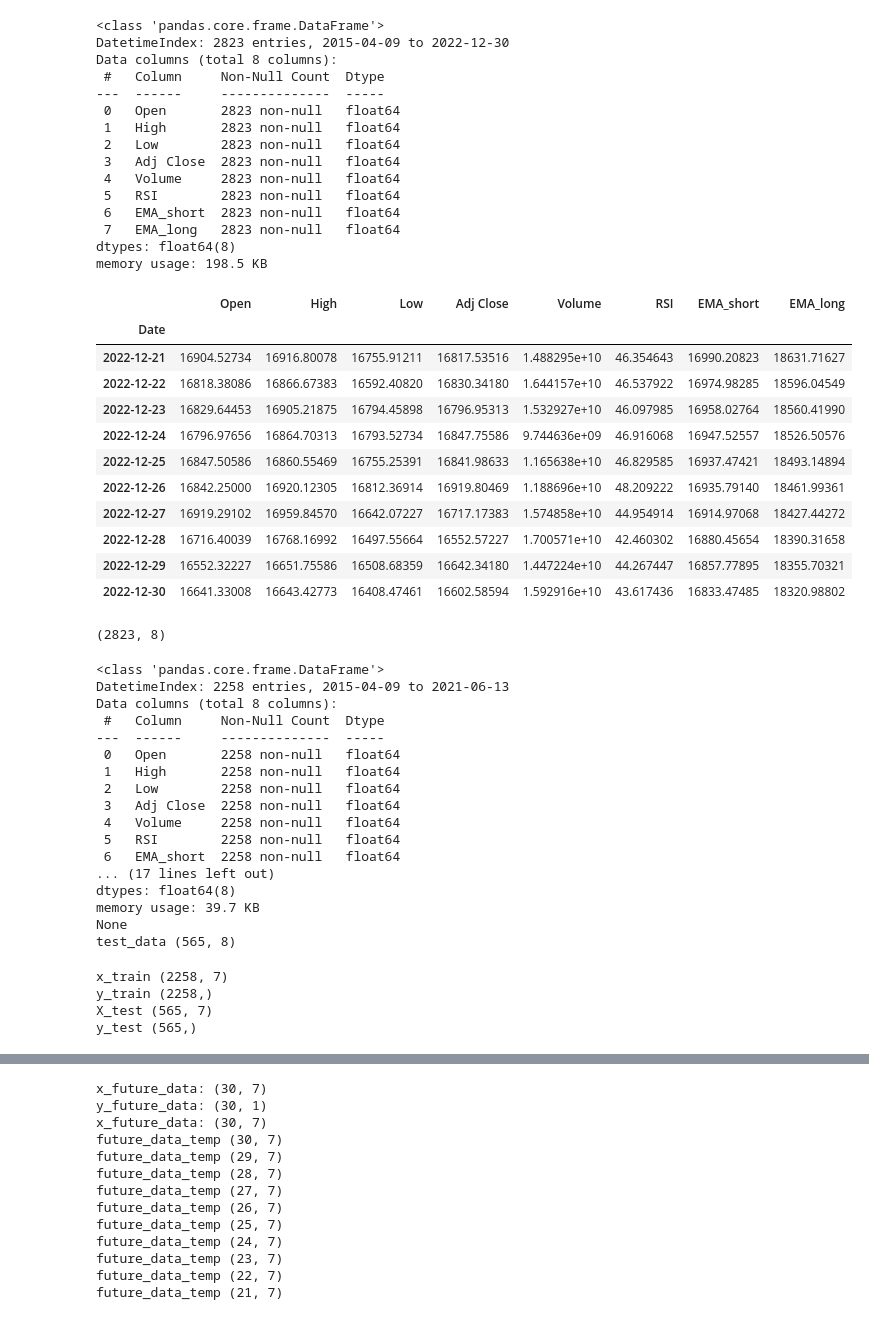
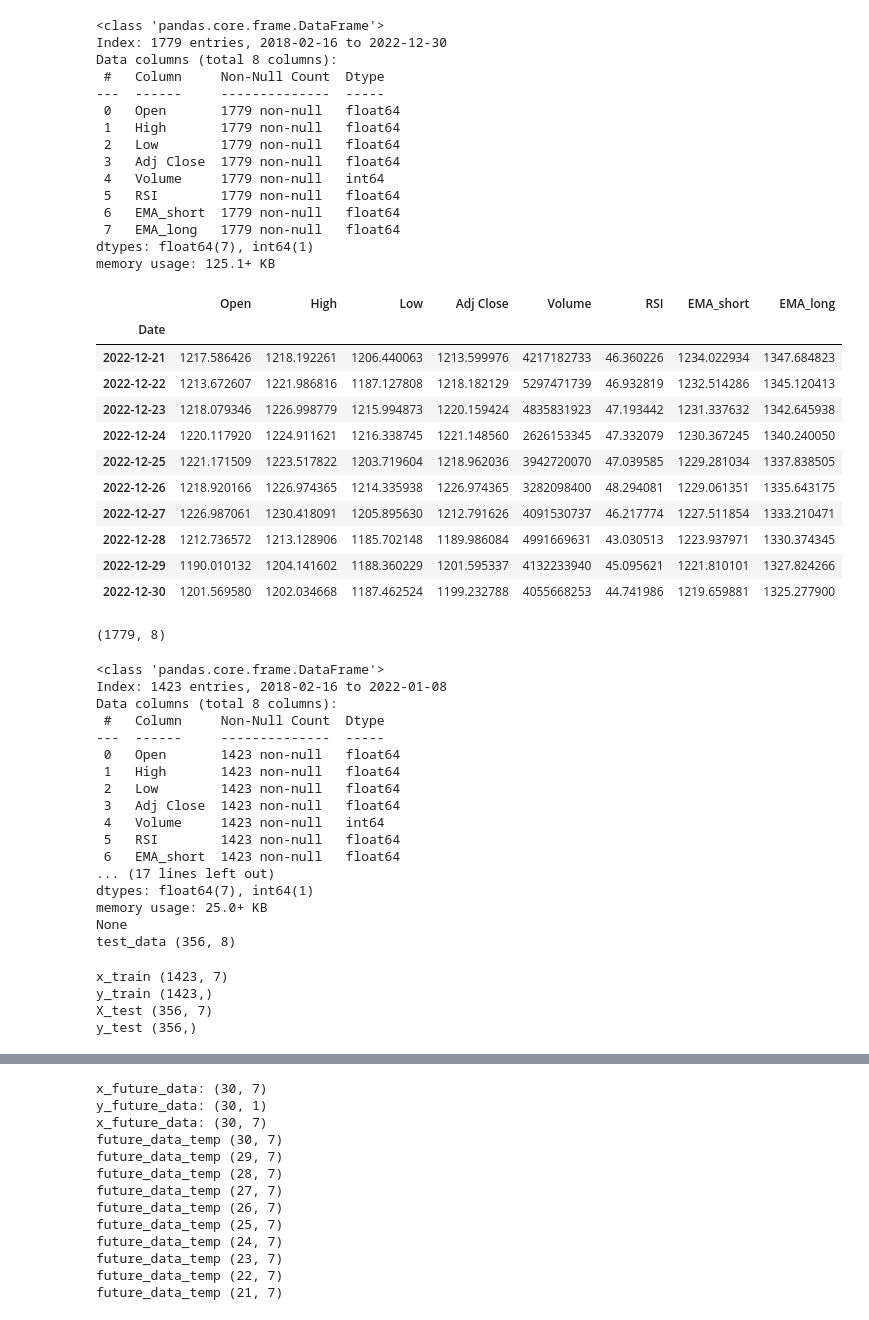
Before and after one commit to amjed87/doc, a Jupyter notebook: Practical/hybrid-LSTM-bidLSTM-GRU/ETH-Case1-indcators.ipynb, the cells around one changed output, grey strips where cells are left out. Cells and saved outputs as stored; diff of their text form; code cells hidden in the pictures.

```diff
--- a/Practical/hybrid-LSTM-bidLSTM-GRU/ETH-Case1-indcators.ipynb
+++ b/Practical/hybrid-LSTM-bidLSTM-GRU/ETH-Case1-indcators.ipynb
@@ -95,50 +93,50 @@ def date_parser(date_str):
     date_obj = datetime.strptime(date_str, '%m/%d/%Y')
     return date_obj.strftime('%m-%d-%Y')
 # %%
-data_csv = pd.read_csv('ETH_case1.csv', parse_dates=['Date'], date_parser=date_parser)
+data_csv = pd.read_csv('ETH_case1.csv')
 data_csv.dropna(inplace=True)
 # Setting the index
 
 data_csv.set_index('Date', inplace=True)
 # Dropping any NaNs
 data_csv.dropna(inplace=True)
 data_csv.info()
 data_csv.tail(10)
 # %% [output]
 <class 'pandas.core.frame.DataFrame'>
-DatetimeIndex: 2823 entries, 2015-04-09 to 2022-12-30
+Index: 1779 entries, 2018-02-16 to 2022-12-30
 Data columns (total 8 columns):
  #   Column     Non-Null Count  Dtype
 ---  ------     --------------  -----
- 0   Open       2823 non-null   float64
- 1   High       2823 non-null   float64
- 2   Low        2823 non-null   float64
- 3   Adj Close  2823 non-null   float64
- 4   Volume     2823 non-null   float64
- 5   RSI        2823 non-null   float64
- 6   EMA_short  2823 non-null   float64
- 7   EMA_long   2823 non-null   float64
-dtypes: float64(8)
-memory usage: 198.5 KB
+ 0   Open       1779 non-null   float64
+ 1   High       1779 non-null   float64
+ 2   Low        1779 non-null   float64
+ 3   Adj Close  1779 non-null   float64
+ 4   Volume     1779 non-null   int64
+ 5   RSI        1779 non-null   float64
+ 6   EMA_short  1779 non-null   float64
+ 7   EMA_long   1779 non-null   float64
+dtypes: float64(7), int64(1)
+memory usage: 125.1+ KB
 |  | Open | High | Low | Adj Close | Volume | RSI | EMA_short | EMA_long |
 | Date |  |  |  |  |  |  |  |  |
-| 2022-12-21 | 16904.52734 | 16916.80078 | 16755.91211 | 16817.53516 | 1.488295e+10 | 46.354643 | 16990.20823 | 18631.71627 |
-| 2022-12-22 | 16818.38086 | 16866.67383 | 16592.40820 | 16830.34180 | 1.644157e+10 | 46.537922 | 16974.98285 | 18596.04549 |
-| 2022-12-23 | 16829.64453 | 16905.21875 | 16794.45898 | 16796.95313 | 1.532927e+10 | 46.097985 | 16958.02764 | 18560.41990 |
-| 2022-12-24 | 16796.97656 | 16864.70313 | 16793.52734 | 16847.75586 | 9.744636e+09 | 46.916068 | 16947.52557 | 18526.50576 |
-| 2022-12-25 | 16847.50586 | 16860.55469 | 16755.25391 | 16841.98633 | 1.165638e+10 | 46.829585 | 16937.47421 | 18493.14894 |
-| 2022-12-26 | 16842.25000 | 16920.12305 | 16812.36914 | 16919.80469 | 1.188696e+10 | 48.209222 | 16935.79140 | 18461.99361 |
-| 2022-12-27 | 16919.29102 | 16959.84570 | 16642.07227 | 16717.17383 | 1.574858e+10 | 44.954914 | 16914.97068 | 18427.44272 |
-| 2022-12-28 | 16716.40039 | 16768.16992 | 16497.55664 | 16552.57227 | 1.700571e+10 | 42.460302 | 16880.45654 | 18390.31658 |
-| 2022-12-29 | 16552.32227 | 16651.75586 | 16508.68359 | 16642.34180 | 1.447224e+10 | 44.267447 | 16857.77895 | 18355.70321 |
-| 2022-12-30 | 16641.33008 | 16643.42773 | 16408.47461 | 16602.58594 | 1.592916e+10 | 43.617436 | 16833.47485 | 18320.98802 |
+| 2022-12-21 | 1217.586426 | 1218.192261 | 1206.440063 | 1213.599976 | 4217182733 | 46.360226 | 1234.022934 | 1347.684823 |
+| 2022-12-22 | 1213.672607 | 1221.986816 | 1187.127808 | 1218.182129 | 5297471739 | 46.932819 | 1232.514286 | 1345.120413 |
+| 2022-12-23 | 1218.079346 | 1226.998779 | 1215.994873 | 1220.159424 | 4835831923 | 47.193442 | 1231.337632 | 1342.645938 |
+| 2022-12-24 | 1220.117920 | 1224.911621 | 1216.338745 | 1221.148560 | 2626153345 | 47.332079 | 1230.367245 | 1340.240050 |
+| 2022-12-25 | 1221.171509 | 1223.517822 | 1203.719604 | 1218.962036 | 3942720070 | 47.039585 | 1229.281034 | 1337.838505 |
+| 2022-12-26 | 1218.920166 | 1226.974365 | 1214.335938 | 1226.974365 | 3282098400 | 48.294081 | 1229.061351 | 1335.643175 |
+| 2022-12-27 | 1226.987061 | 1230.418091 | 1205.895630 | 1212.791626 | 4091530737 | 46.217774 | 1227.511854 | 1333.210471 |
+| 2022-12-28 | 1212.736572 | 1213.128906 | 1185.702148 | 1189.986084 | 4991669631 | 43.030513 | 1223.937971 | 1330.374345 |
+| 2022-12-29 | 1190.010132 | 1204.141602 | 1188.360229 | 1201.595337 | 4132233940 | 45.095621 | 1221.810101 | 1327.824266 |
+| 2022-12-30 | 1201.569580 | 1202.034668 | 1187.462524 | 1199.232788 | 4055668253 | 44.741986 | 1219.659881 | 1325.277900 |
 # %%
 # Split the data into training and test sets
 train_df = data_csv[:int(len(data_csv)*0.8)]
 test_df = data_csv[int(len(data_csv)*0.8):]
 data_csv.shape
 # %% [output]
-(2823, 8)
+(1779, 8)
 # %%
 test_data =test_df.copy()
 # %%
@@ -164,22 +162,22 @@ print(test_df.info())
 print('test_data', test_data.shape)
 # %% [output]
 <class 'pandas.core.frame.DataFrame'>
-DatetimeIndex: 2258 entries, 2015-04-09 to 2021-06-13
+Index: 1423 entries, 2018-02-16 to 2022-01-08
 Data columns (total 8 columns):
  #   Column     Non-Null Count  Dtype
 ---  ------     --------------  -----
- 0   Open       2258 non-null   float64
- 1   High       2258 non-null   float64
- 2   Low        2258 non-null   float64
- 3   Adj Close  2258 non-null   float64
- 4   Volume     2258 non-null   float64
- 5   RSI        2258 non-null   float64
- 6   EMA_short  2258 non-null   float64
+ 0   Open       1423 non-null   float64
+ 1   High       1423 non-null   float64
+ 2   Low        1423 non-null   float64
+ 3   Adj Close  1423 non-null   float64
+ 4   Volume     1423 non-null   int64
+ 5   RSI        1423 non-null   float64
+ 6   EMA_short  1423 non-null   float64
 ... (17 lines left out)
-dtypes: float64(8)
-memory usage: 39.7 KB
+dtypes: float64(7), int64(1)
+memory usage: 25.0+ KB
 None
-test_data (565, 8)
+test_data (356, 8)
 # %%
 # Preprocess the data
 X_train = train_df.drop(['Adj Close'], axis=1).values
@@ -193,10 +191,10 @@ print("y_train", y_train.shape)
 print("X_test", X_test.shape)
 print("y_test", y_test.shape)
 # %% [output]
-x_train (2258, 7)
-y_train (2258,)
-X_test (565, 7)
-y_test (565,)
+x_train (1423, 7)
+y_train (1423,)
+X_test (356, 7)
+y_test (356,)
 # %%
 scaler  = MinMaxScaler()
 X_train = scaler.fit_transform(X_train)
```
Also changed, not shown: parts of 30 cells of this notebook, 15 other files.
